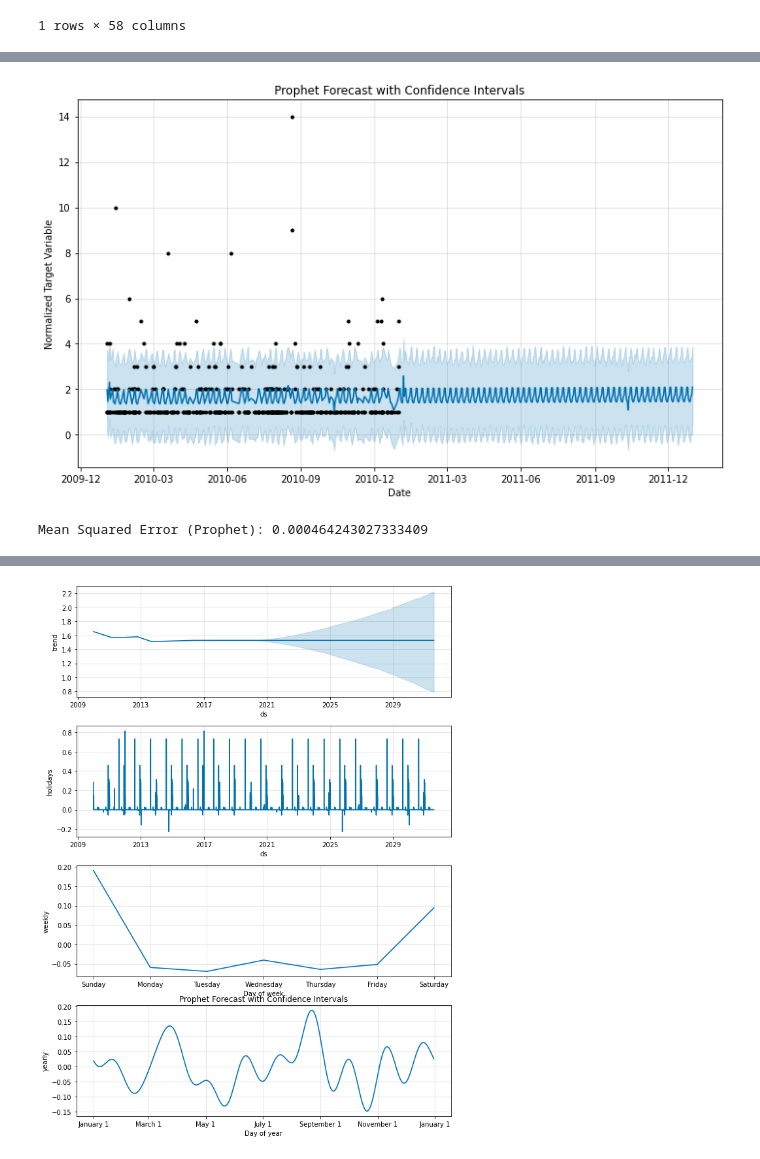
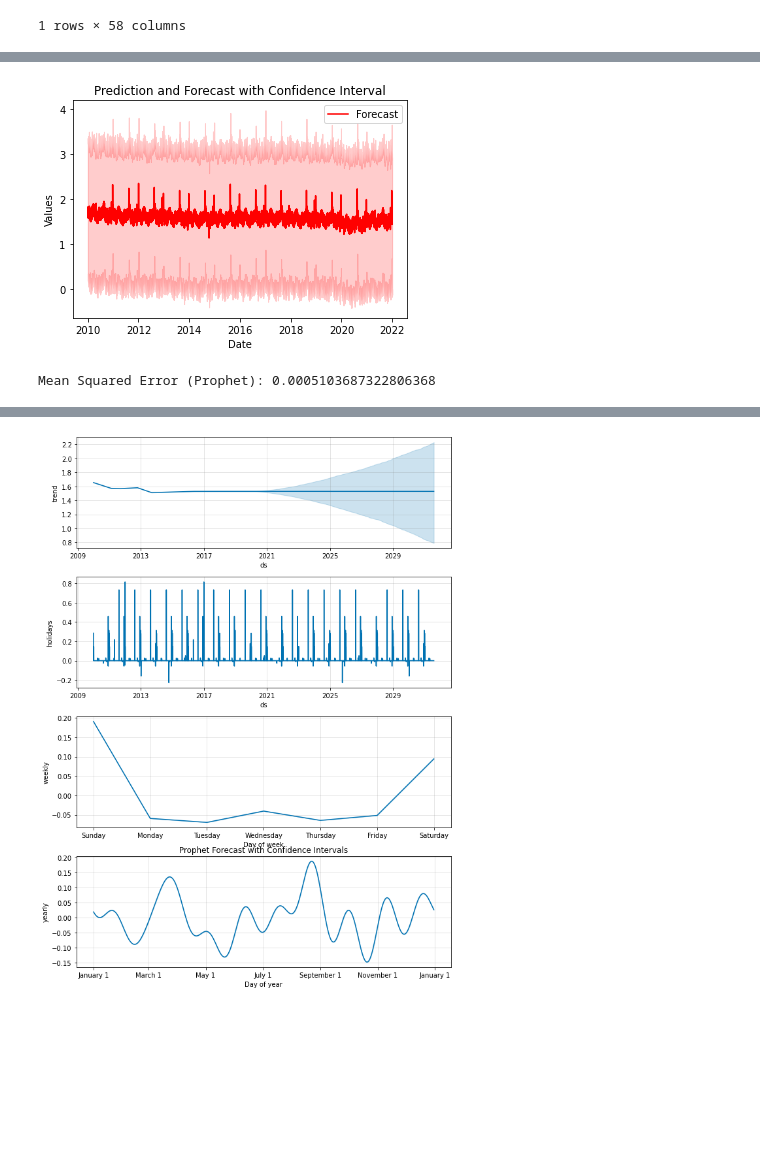
Before and after one commit to MarcLlopart/Traffic-Accident-Analysis, a Jupyter notebook: EDA.ipynb, the cells around one changed output, grey strips where cells are left out. Cells and saved outputs as stored; diff of their text form; code cells hidden in the pictures; blank space fills up the shorter version.

Commit message:
prophet plots and final model

```diff
--- a/EDA.ipynb
+++ b/EDA.ipynb
@@ -818,8 +857,8 @@ holidays_df = pd.DataFrame({
 
 df_prophet['ds'].sort_values(ascending=True)
 # Split the data into a training set and a test set
-train_size = int(len(df_prophet) * 0.8)
-train, test = df_prophet[:365], df_prophet[len(df_prophet)-365:]
+train_size = '2021-01-01'
+train, test = df_prophet[df_prophet['ds'] < train_size], df_prophet[df_prophet['ds'] >= train_size]
 
 # Instantiate Prophet model
 model_prophet = Prophet(holidays=holidays_df)
@@ -834,8 +873,16 @@ future = model_prophet.make_future_dataframe(periods=365)
 forecast = model_prophet.predict(future)
 
 # Plot the forecast with confidence intervals
-fig = model_prophet.plot(forecast, xlabel='Date', ylabel='Normalized Target Variable', figsize=(10, 6))
-plt.title('Prophet Forecast with Confidence Intervals')
+# Plot the forecast with confidence interval
+plt.plot(forecast['ds'], forecast['yhat'], label='Forecast', color='red')
+plt.fill_between(forecast['ds'], forecast['yhat_lower'], forecast['yhat_upper'], color='red', alpha=0.2)
+
+# Set labels and title
+plt.xlabel('Date')
+plt.ylabel('Values')
+plt.title('Prediction and Forecast with Confidence Interval')
+plt.legend()
+
 
 # Display the plot
 plt.show()
@@ -851,2 +898,2 @@ print(f'Mean Squared Error (Prophet): {mse_prophet}')
-[figure, old version]
+[figure, new version]
-Mean Squared Error (Prophet): 0.000464243027333409
+Mean Squared Error (Prophet): 0.0005103687322806368
```
Also changed, not shown: parts of 8 cells of this notebook.
